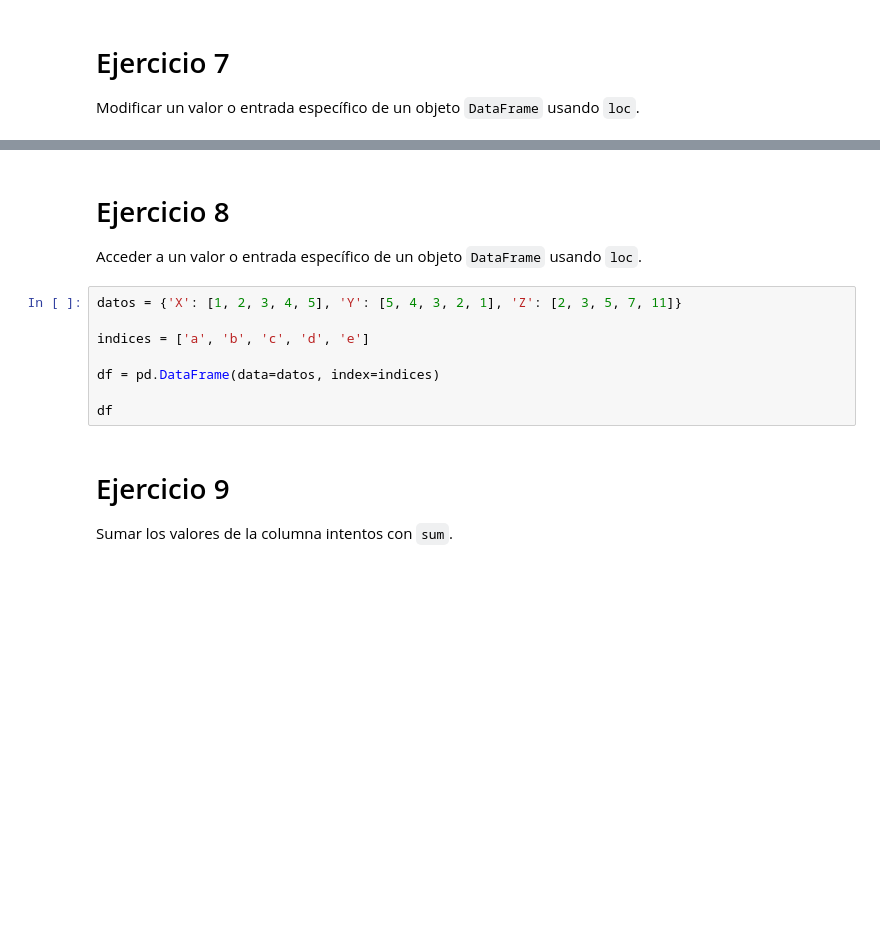
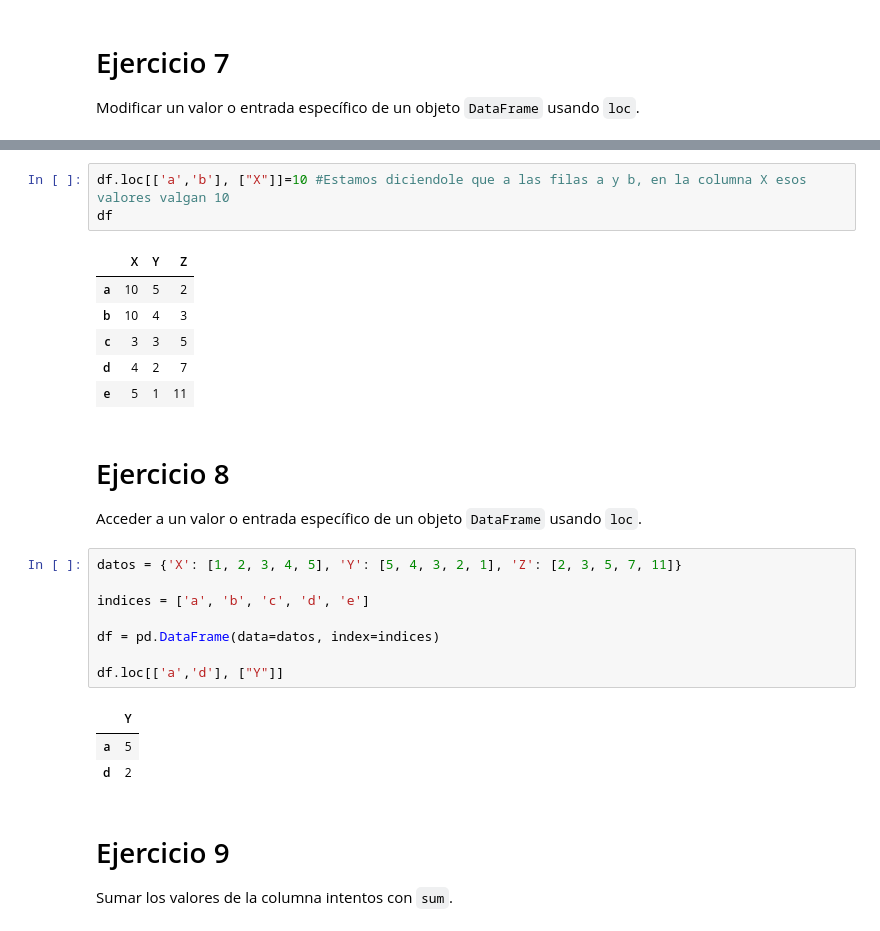
Before and after one commit to Lorreinn/Big-Data-Cloud-Spark, a Jupyter notebook: Día 4. Viernes/Copia de M6 - EXTRA - Pandas.ipynb, the cells around one changed output, grey strips where cells are left out. Drawn from its saved outputs; the diff is of its cells as text; blank space fills up the shorter version.

```diff
--- a/Día 4. Viernes/Copia de M6 - EXTRA - Pandas.ipynb
+++ b/Día 4. Viernes/Copia de M6 - EXTRA - Pandas.ipynb
@@ -138,3 +205,13 @@ df
+# %%
+df.loc[['a','b'], ["X"]]=10 #Estamos diciendole que a las filas a y b, en la columna X esos valores valgan 10
+df
+# %% [output]
+|  | X | Y | Z |
+| a | 10 | 5 | 2 |
+| b | 10 | 4 | 3 |
+| c | 3 | 3 | 5 |
+| d | 4 | 2 | 7 |
+| e | 5 | 1 | 11 |
 # %% [markdown]
 # Ejercicio 8
 
@@ -146,7 +223,11 @@ indices = ['a', 'b', 'c', 'd', 'e']
 
 df = pd.DataFrame(data=datos, index=indices)
 
-df
+df.loc[['a','d'], ["Y"]]
+# %% [output]
+|  | Y |
+| a | 5 |
+| d | 2 |
 # %% [markdown]
 # Ejercicio 9
 
```
Also changed, not shown: parts of 19 cells of this notebook.
